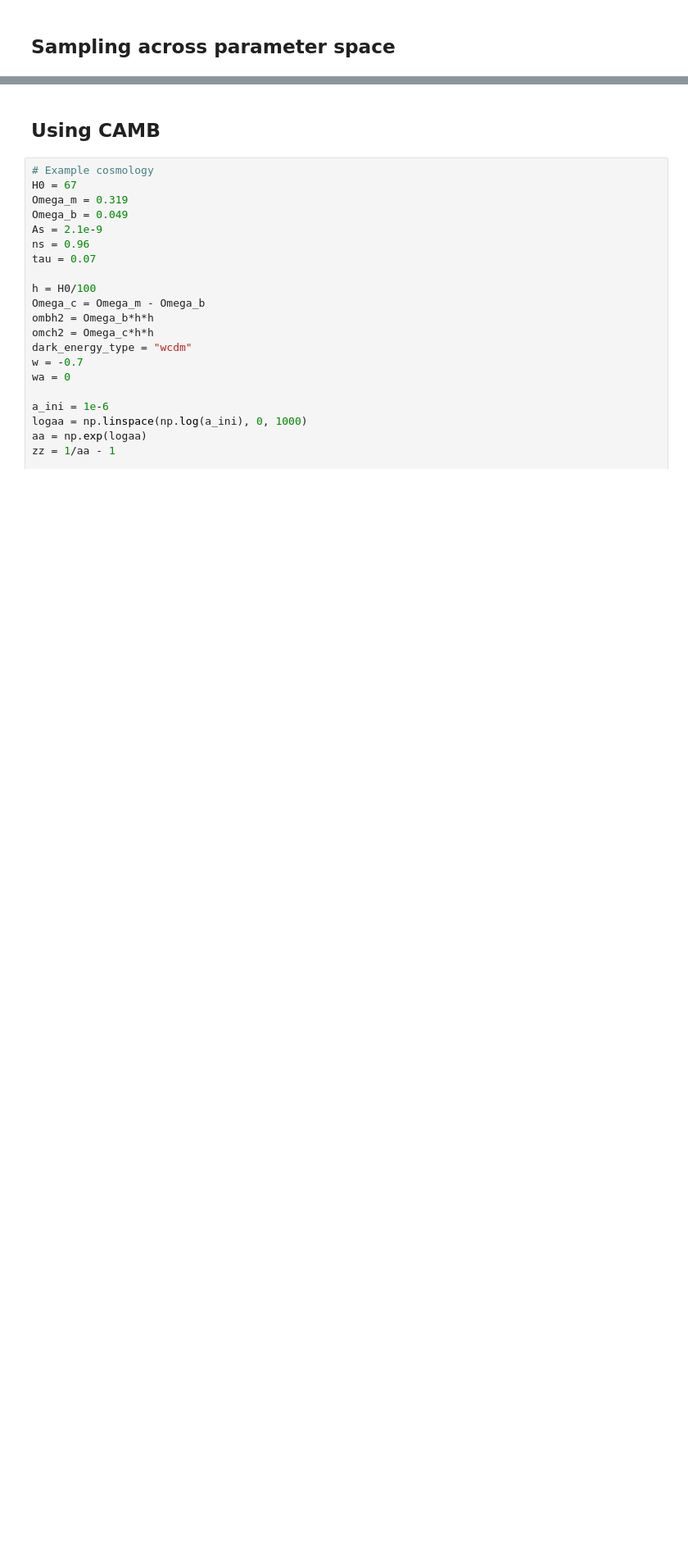
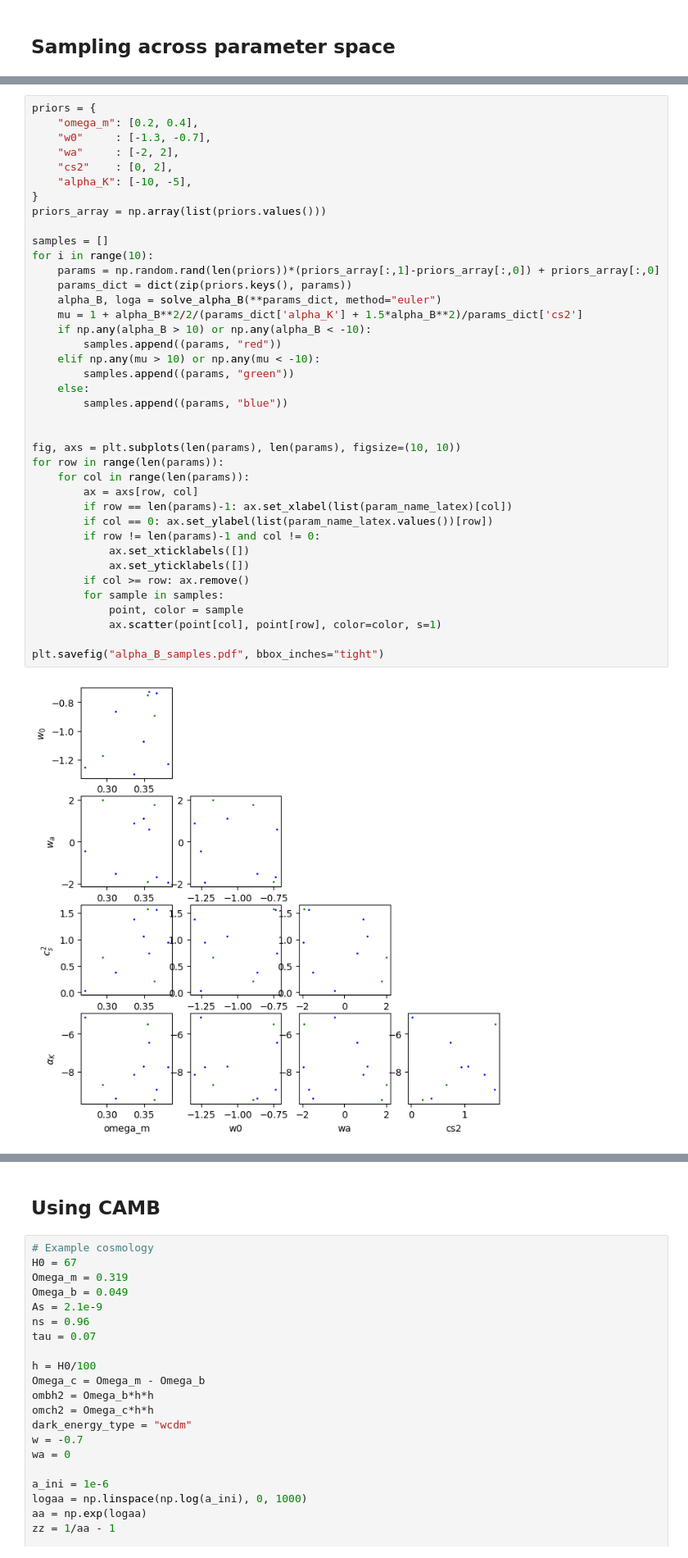
Before and after one commit to joaoreboucas1/cs2-project, a Jupyter notebook: analysis/cs2_alpha_b.ipynb, the cells around one changed output, grey strips where cells are left out. Shown at 82% size. Saved outputs shown, nothing was run; the diff lists cells and outputs as text; blank space fills up the shorter version.

```diff
--- a/analysis/cs2_alpha_b.ipynb
+++ b/analysis/cs2_alpha_b.ipynb
@@ -183,0 +193,41 @@ Error for params {'omega_m': 0.3, 'w0': -1, 'wa': 0, 'cs2': 1, 'alpha_K': np.flo
+# %%
+priors = {
+    "omega_m": [0.2, 0.4],
+    "w0"     : [-1.3, -0.7],
+    "wa"     : [-2, 2],
+    "cs2"    : [0, 2],
+    "alpha_K": [-10, -5],
+}
+priors_array = np.array(list(priors.values()))
+
+samples = []
+for i in range(10):
+    params = np.random.rand(len(priors))*(priors_array[:,1]-priors_array[:,0]) + priors_array[:,0]
+    params_dict = dict(zip(priors.keys(), params))
+    alpha_B, loga = solve_alpha_B(**params_dict, method="euler")
+    mu = 1 + alpha_B**2/2/(params_dict['alpha_K'] + 1.5*alpha_B**2)/params_dict['cs2']
+    if np.any(alpha_B > 10) or np.any(alpha_B < -10):
+        samples.append((params, "red"))
+    elif np.any(mu > 10) or np.any(mu < -10):
+        samples.append((params, "green"))
+    else:
+        samples.append((params, "blue"))
+
+
+fig, axs = plt.subplots(len(params), len(params), figsize=(10, 10))
+for row in range(len(params)):
+    for col in range(len(params)):
+        ax = axs[row, col]
+        if row == len(params)-1: ax.set_xlabel(list(param_name_latex)[col])
+        if col == 0: ax.set_ylabel(list(param_name_latex.values())[row])
+        if row != len(params)-1 and col != 0:
+            ax.set_xticklabels([])
+            ax.set_yticklabels([])
+        if col >= row: ax.remove()
+        for sample in samples:
+            point, color = sample
+            ax.scatter(point[col], point[row], color=color, s=1)
+
+plt.savefig("alpha_B_samples.pdf", bbox_inches="tight")
+# %% [output]
+[figure, added]
```
Also changed, not shown: parts of 6 cells of this notebook, 8 other files.
